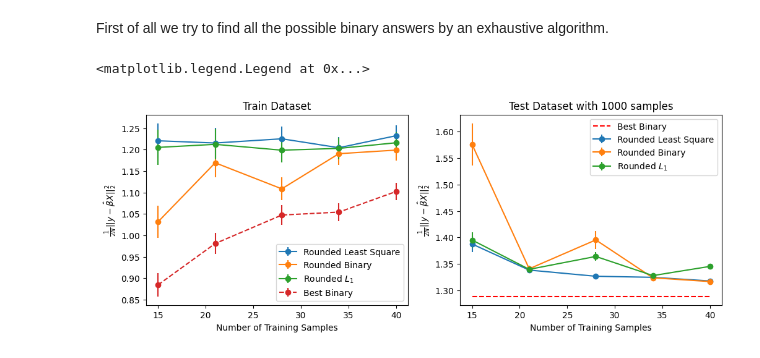
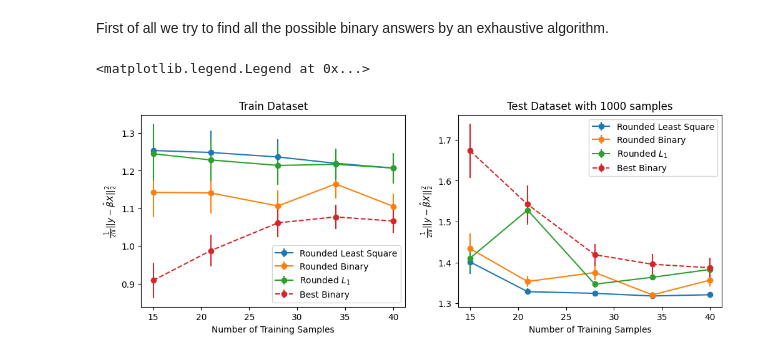
Before and after one commit to shahrzaddii/https---github.com-shahrzaddii-Sparsity, a Jupyter notebook: Binary Estimation Tutorial.ipynb, the cells around one changed output. Saved outputs shown, nothing was run; the diff lists cells and outputs as text; code cells hidden in the pictures.

```diff
--- a/Binary Estimation Tutorial.ipynb
+++ b/Binary Estimation Tutorial.ipynb
@@ -66,7 +66,9 @@ def leastsquare(x, y):
 def minimizer(lossfunction, alpha, x, y):
     n_features = x.shape[1]
     initial_beta = np.random.randint(2,size=(n_features))
-    result = minimize(lossfunction, initial_beta, args=(alpha, x, y), method='Powell', options={'xtol':1e-8})
+    # initial_beta = np.zeros(n_features)
+    # bounds = Bounds(lb=np.zeros(n_features),ub=np.ones(n_features))
+    result = minimize(lossfunction, x0=initial_beta, args=(alpha, x, y), method='Powell', options={'ftol':1e-8})
     optimized_beta = result.x
     return optimized_beta
 # %% [markdown]
@@ -94,10 +172,8 @@ def binary_round(v):
     for x in v:
         if abs(x) < abs(x-1):
             x = 0
-        elif abs(x-1) < abs(x):
+        elif abs(x-1) <= abs(x):
             x = 1
-        else:
-            x = x
         bv.append(x)
     return bv
 # %% [markdown]
@@ -203,13 +283,13 @@ l1_beta_hat_mean_error_per_size,l1_beta_hat_std_error_per_size, binary_beta_hat_
 ls_train_mean_sse_per_size, ls_train_std_sse_per_size, ls_test_mean_sse_per_size, ls_test_std_sse_per_size, ls_beta_hat_mean_error_per_size, ls_beta_hat_std_error_per_size = [], [], [], [], [], []
 rls_train_mean_sse_per_size, rls_train_std_sse_per_size, rls_test_mean_sse_per_size, rls_test_std_sse_per_size, rls_beta_hat_mean_error_per_size, rls_beta_hat_std_error_per_size = [], [], [], [], [], []
 best_binary_mean_train_sse_per_size,best_binary_std_train_sse_per_size, best_binary_beta_hat_mean_error_per_size, best_binary_beta_hat_std_error_per_size = [], [], [], []
-
+best_binary_mean_test_sse_per_size, best_binary_std_test_sse_per_size = [], []
 
 
 for ss in sample_size:
 
     # estimating the best alpha
-    xb_selected, yb_selected, _ = DataGenerator(n_samples=ss, n_features=len(beta), weights=beta, random_state=123)
+    xb_selected, yb_selected, _ = DataGenerator(n_samples=ss, n_features=len(beta), weights=beta, random_state=None)
     # l1_min_alpha, l1_min_sse_valid, l1_mean_sse_valid = search_for_alpha(xb_selected, yb_selected, Lasso, alpha_range, n_folds)
     l1_min_alpha, _ = search_for_alpha_with_outer_cv(xb_selected, yb_selected, Lasso, alpha_range, n_folds)
     l1_min_alpha_per_size.append(l1_min_alpha)
@@ -223,7 +303,7 @@ for ss in sample_size:
     binary_beta_hat_per_iter, binary_rounded_beta_hat_per_iter, binary_train_sse_per_iter, binary_test_sse_per_iter = [], [], [], []
     ls_beta_hat_per_iter, ls_train_sse_per_iter, ls_test_sse_per_iter = [], [], []
     rls_beta_hat_per_iter,rls_train_sse_per_iter,rls_test_sse_per_iter = [], [], []
-    best_binary_train_sse_per_iter, best_binary_beta_hat_per_iter = [], []
+    best_binary_train_sse_per_iter, best_binary_beta_hat_per_iter, best_binary_test_sse_per_iter = [], [], []
     for rep in range(n_repitition):
 
         xb_selected, yb_selected, _ = DataGenerator(n_samples=ss, n_features=len(beta), weights=beta, random_state=None)
@@ -249,6 +329,7 @@ for ss in sample_size:
         best_binary_answer, best_binary_train_error = exhaustive_binary(n_answers=10, x=xb_selected, y=yb_selected)
         best_binary_train_sse_per_iter.append(best_binary_train_error)
         best_binary_beta_hat_per_iter.append(best_binary_answer)
+        best_binary_test_sse_per_iter.append(squared_error(best_binary_answer, xb_test, yb_test))
 
     l1_train_mean_sse_per_size.append(np.mean(l1_train_sse_per_iter))
     l1_train_std_sse_per_size.append(np.std(l1_train_sse_per_iter))
@@ -280,6 +361,8 @@ for ss in sample_size:
 
     best_binary_mean_train_sse_per_size.append(np.mean(best_binary_train_sse_per_iter))
     best_binary_std_train_sse_per_size.append(np.std(best_binary_train_sse_per_iter))
+    best_binary_mean_test_sse_per_size.append(np.mean(best_binary_test_sse_per_iter))
+    best_binary_std_test_sse_per_size.append(np.std(best_binary_test_sse_per_iter))
     best_binary_beta_hat_mean_error_per_size.append(np.mean(np.sum((beta-best_binary_beta_hat_per_iter)**2, axis=1)))
     best_binary_beta_hat_std_error_per_size.append(np.std(np.sum((beta-best_binary_beta_hat_per_iter)**2, axis=1)))
     print(ss)
@@ -335,8 +419,7 @@ First of all we try to find all the possible binary answers by an exhaustive alg
 # %%
 alpha_range = np.logspace(-3, 0, num=10)
 n_folds = 20
-n_repitition = 500
-# sample_size = np.round(100*np.array(np.linspace(0.2,1,25))).astype(int)
+n_repitition = 200
 nb_l1_min_alpha_per_size = []
 nb_binary_min_alpha_per_size = []
 nb_l1_train_mean_sse_per_size, nb_l1_train_std_sse_per_size, nb_l1_test_mean_sse_per_size, nb_l1_test_std_sse_per_size = [], [], [], []
@@ -345,12 +428,12 @@ nb_l1_beta_hat_mean_error_per_size,nb_l1_beta_hat_std_error_per_size, nb_binary_
 nb_ls_train_mean_sse_per_size, nb_ls_train_std_sse_per_size, nb_ls_test_mean_sse_per_size, nb_ls_test_std_sse_per_size, nb_ls_beta_hat_mean_error_per_size, nb_ls_beta_hat_std_error_per_size = [], [], [], [], [], []
 nb_rls_train_mean_sse_per_size, nb_rls_train_std_sse_per_size, nb_rls_test_mean_sse_per_size, nb_rls_test_std_sse_per_size, nb_rls_beta_hat_mean_error_per_size, nb_rls_beta_hat_std_error_per_size = [], [], [], [], [], []
 nb_best_binary_mean_train_sse_per_size,nb_best_binary_std_train_sse_per_size, nb_best_binary_beta_hat_mean_error_per_size, nb_best_binary_beta_hat_std_error_per_size = [], [], [], []
-
+nb_best_binary_mean_test_sse_per_size, nb_best_binary_std_test_sse_per_size = [], []
 
 for ss in sample_size:
 
     # estimating the best alpha
-    xnb_selected, ynb_selected, _ = DataGenerator(n_samples=ss, n_features=len(beta_nb), weights=beta_nb, random_state=123)
+    xnb_selected, ynb_selected, _ = DataGenerator(n_samples=ss, n_features=len(beta_nb), weights=beta_nb, random_state=None)
     nb_l1_min_alpha, _ = search_for_alpha_with_outer_cv(xnb_selected, ynb_selected, Lasso, alpha_range, n_folds)
     nb_l1_min_alpha_per_size.append(nb_l1_min_alpha)
 
@@ -362,7 +445,7 @@ for ss in sample_size:
     nb_binary_beta_hat_per_iter, nb_binary_rounded_beta_hat_per_iter, nb_binary_train_sse_per_iter, nb_binary_test_sse_per_iter = [], [], [], []
     nb_ls_beta_hat_per_iter, nb_ls_train_sse_per_iter, nb_ls_test_sse_per_iter = [], [], []
     nb_rls_beta_hat_per_iter,nb_rls_train_sse_per_iter,nb_rls_test_sse_per_iter = [], [], []
-    nb_best_binary_train_sse_per_iter, nb_best_binary_beta_hat_per_iter = [], []
+    nb_best_binary_train_sse_per_iter, nb_best_binary_beta_hat_per_iter , nb_best_binary_test_sse_per_iter = [], [], []
     for _ in range(n_repitition):
 
         xnb_selected, ynb_selected, _ = DataGenerator(n_samples=ss, n_features=len(beta_nb), weights=beta_nb, random_state=None)
@@ -387,37 +470,32 @@ for ss in sample_size:
 
         nb_best_binary_answer, nb_best_binary_train_error = exhaustive_binary(n_answers=10, x=xnb_selected, y=ynb_selected)
         nb_best_binary_train_sse_per_iter.append(nb_best_binary_train_error)
+        nb_best_binary_test_sse_per_iter.append(squared_error(nb_best_binary_answer, xnb_test, ynb_test))
         # nb_best_binary_beta_hat_per_iter.append(nb_best_binary_answer)
 
     nb_l1_train_mean_sse_per_size.append(np.mean(nb_l1_train_sse_per_iter))
     nb_l1_train_std_sse_per_size.append(np.std(nb_l1_train_sse_per_iter))
     nb_l1_test_mean_sse_per_size.append(np.mean(nb_l1_test_sse_per_iter))
     nb_l1_test_std_sse_per_size.append(np.std(nb_l1_test_sse_per_iter))
-    # nb_l1_beta_hat_mean_error_per_size.append(np.mean(np.sum((best_binary_nb-nb_l1_rounded_beta_hat_per_iter)**2, axis=1)))
-    # nb_l1_beta_hat_std_error_per_size.append(np.std(np.sum((best_binary_nb-nb_l1_rounded_beta_hat_per_iter)**2, axis=1)))
 
     nb_binary_train_mean_sse_per_size.append(np.mean(nb_binary_train_sse_per_iter))
     nb_binary_train_std_sse_per_size.append(np.std(nb_binary_train_sse_per_iter))
     nb_binary_test_mean_sse_per_size.append(np.mean(nb_binary_test_sse_per_iter))
     nb_binary_test_std_sse_per_size.append(np.std(nb_binary_test_sse_per_iter))
-    # nb_binary_beta_hat_mean_error_per_size.append(np.mean(np.sum((best_binary_nb-nb_binary_rounded_beta_hat_per_iter)**2, axis=1)))
-    # nb_binary_beta_hat_std_error_per_size.append(np.std(np.sum((best_binary_nb-nb_binary_rounded_beta_hat_per_iter)**2, axis=1)))
 
     nb_ls_train_mean_sse_per_size.append(np.mean(nb_ls_train_sse_per_iter))
     nb_ls_train_std_sse_per_size.append(np.std(nb_ls_train_sse_per_iter))
     nb_ls_test_mean_sse_per_size.append(np.mean(nb_ls_test_sse_per_iter))
     nb_ls_test_std_sse_per_size.append(np.std(nb_ls_test_sse_per_iter))
-    # nb_ls_beta_hat_mean_error_per_size.append(np.mean(np.sum((best_binary_nb-nb_ls_beta_hat_per_iter)**2, axis=1)))
-    # nb_ls_beta_hat_std_error_per_size.append(np.std(np.sum((best_binary_nb-nb_ls_beta_hat_per_iter)**2, axis=1)))
 
     nb_rls_train_mean_sse_per_size.append(np.mean(nb_rls_train_sse_per_iter))
     nb_rls_train_std_sse_per_size.append(np.std(nb_rls_train_sse_per_iter))
     nb_rls_test_mean_sse_per_size.append(np.mean(nb_rls_test_sse_per_iter))
     nb_rls_test_std_sse_per_size.append(np.std(nb_rls_test_sse_per_iter))
-    # nb_rls_beta_hat_mean_error_per_size.append(np.mean(np.sum((best_binary_nb-nb_rls_beta_hat_per_iter)**2, axis=1)))
-    # nb_rls_beta_hat_std_error_per_size.append(np.std(np.sum((best_binary_nb-nb_rls_beta_hat_per_iter)**2, axis=1)))
 
     nb_best_binary_mean_train_sse_per_size.append(np.mean(nb_best_binary_train_sse_per_iter))
     nb_best_binary_std_train_sse_per_size.append(np.std(nb_best_binary_train_sse_per_iter))
+    nb_best_binary_mean_test_sse_per_size.append(np.mean(nb_best_binary_test_sse_per_iter))
+    nb_best_binary_std_test_sse_per_size.append(np.std(nb_best_binary_test_sse_per_iter))
 
 nb_best_binary_beta_hat_test, nb_best_binary_sse_test = exhaustive_binary(n_answers=10, x=xnb_test, y=ynb_test)
@@ -436,25 +502,26 @@ nb_best_binary_beta_hat_test, nb_best_binary_sse_test = exhaustive_binary(n_answ
 # %%
 _, axs = plt.subplots(1, 2, figsize=(12, 4))
 
 axs[0].errorbar(sample_size, nb_rls_train_mean_sse_per_size, yerr=np.array(nb_rls_train_std_sse_per_size)*1.96/(n_repitition**0.5), marker='o', label='Rounded Least Square')
 axs[0].errorbar(sample_size, nb_binary_train_mean_sse_per_size, yerr=np.array(nb_binary_train_std_sse_per_size)*1.96/(n_repitition**0.5), marker='o', label='Rounded Binary')
 axs[0].errorbar(sample_size, nb_l1_train_mean_sse_per_size, yerr=np.array(nb_l1_train_std_sse_per_size)*1.96/(n_repitition**0.5), marker='o',  label='Rounded $L_1$')
 # axs[0].errorbar(sample_size, nb_ls_train_mean_sse_per_size, yerr=np.array(nb_ls_train_std_sse_per_size)*1.96/(n_repitition**0.5), marker='o',  label='Least Square')
 axs[0].errorbar(sample_size, nb_best_binary_mean_train_sse_per_size, yerr=np.array(nb_best_binary_std_train_sse_per_size)*1.96/(n_repitition**0.5), linestyle='--', marker='o', label='Best Binary')
 axs[0].set_xlabel('Number of Training Samples')
 axs[0].set_ylabel('$\\frac{1}{2N}||y-\\hat{\\beta}X||_{2}^{2}$')
 axs[0].set_title(f'Train Dataset')
 axs[0].legend()
 
 axs[1].errorbar(sample_size, nb_rls_test_mean_sse_per_size, yerr=np.array(nb_rls_test_std_sse_per_size)*1.96/(n_repitition**0.5), marker='o', label='Rounded Least Square')
 axs[1].errorbar(sample_size, nb_binary_test_mean_sse_per_size, yerr=np.array(nb_binary_test_std_sse_per_size)*1.96/(n_repitition**0.5), marker='o', label='Rounded Binary')
 axs[1].errorbar(sample_size, nb_l1_test_mean_sse_per_size, yerr=np.array(nb_l1_test_std_sse_per_size)*1.96/(n_repitition**0.5), marker='o', label='Rounded $L_1$')
 # axs[1].errorbar(sample_size, nb_ls_test_mean_sse_per_size, yerr=np.array(nb_ls_test_std_sse_per_size)*1.96/(n_repitition**0.5), marker='o',  label='Least Square')
-axs[1].hlines(nb_best_binary_sse_test, min(sample_size), max(sample_size), linestyle='--',color='red', label='Best Binary')
+axs[1].errorbar(sample_size, nb_best_binary_mean_test_sse_per_size, yerr=np.array(nb_best_binary_std_test_sse_per_size)*1.96/(n_repitition**0.5), linestyle='--', marker='o', label='Best Binary')
+# axs[1].hlines(nb_best_binary_sse_test, min(sample_size), max(sample_size), linestyle='--',color='darkred', label='Best Binary')
 axs[1].set_xlabel('Number of Training Samples')
 axs[1].set_ylabel('$\\frac{1}{2N}||y-\\hat{\\beta}X||_{2}^{2}$')
 axs[1].set_title(f'Test Dataset with 1000 samples')
 axs[1].legend()
 # %% [output]
 <matplotlib.legend.Legend at 0x...>
-[figure, old version]
+[figure, new version]
```
Also changed, not shown: parts of 41 cells of this notebook, 2 other files.
